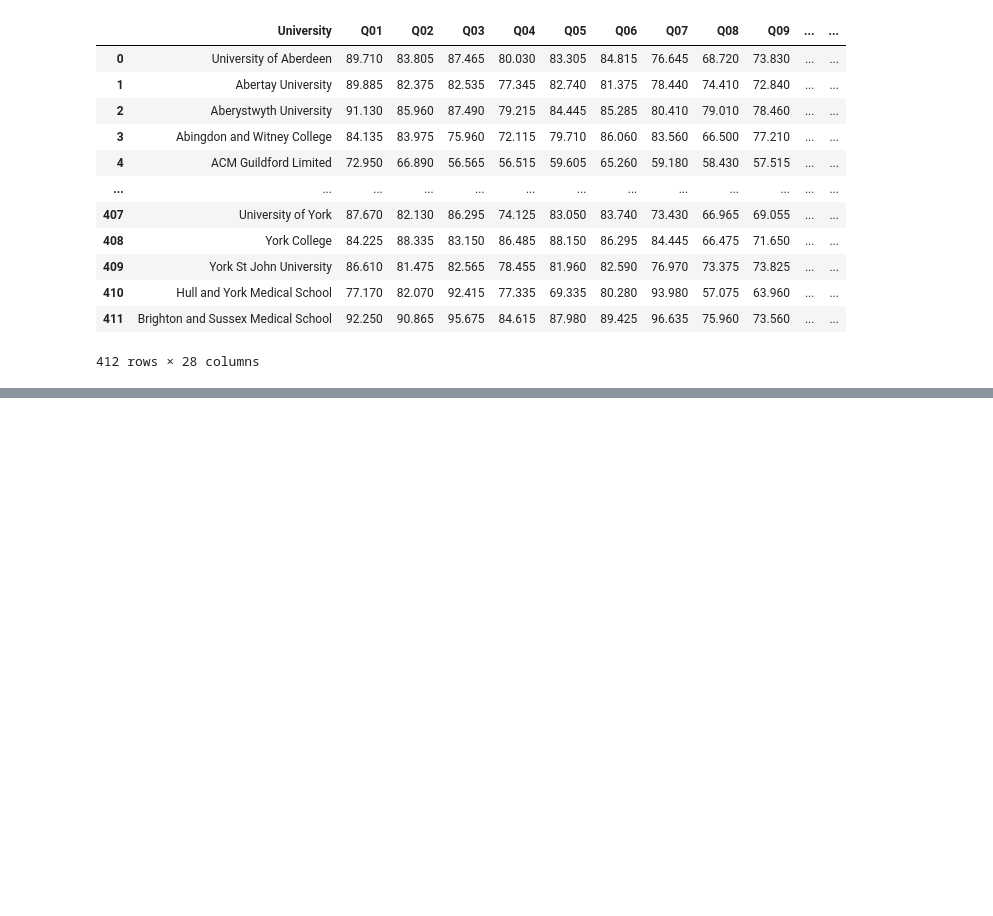
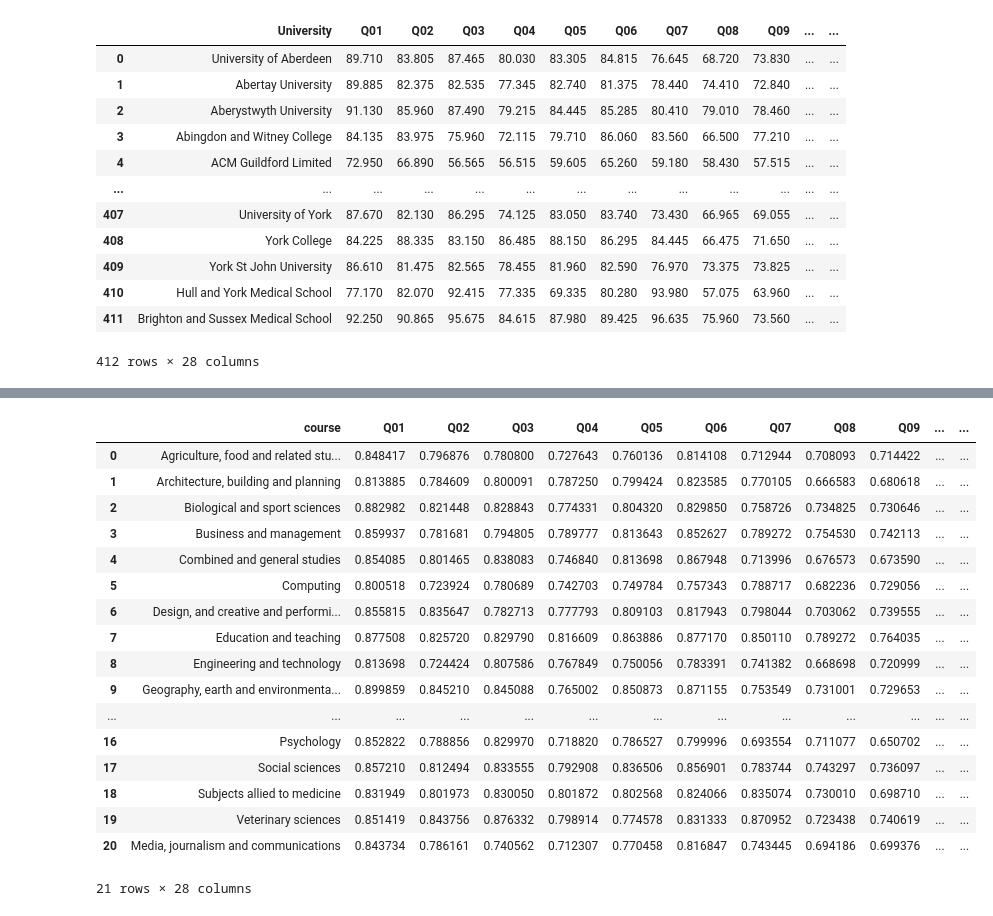
Before and after one commit to szelesaron/dissertation-code, a Jupyter notebook: cleaning.ipynb, the cells around one changed output, grey strips where cells are left out. Drawn from its saved outputs; the diff is of its cells as text; code cells hidden in the pictures; blank space fills up the shorter version.

```diff
--- a/cleaning.ipynb
+++ b/cleaning.ipynb
@@ -278,0 +268,21 @@ pd.read_pickle("data/unis_2122.pkl")
+# %%
+pd.read_pickle("data/course_2122.pkl")
+# %% [output]
+|  | course | Q01 | Q02 | Q03 | Q04 | Q05 | Q06 | Q07 | Q08 | Q09 | ... | ... |
+| 0 | Agriculture, food and related stu... | 0.848417 | 0.796876 | 0.780800 | 0.727643 | 0.760136 | 0.814108 | 0.712944 | 0.708093 | 0.714422 | ... | ... |
+| 1 | Architecture, building and planning | 0.813885 | 0.784609 | 0.800091 | 0.787250 | 0.799424 | 0.823585 | 0.770105 | 0.666583 | 0.680618 | ... | ... |
+| 2 | Biological and sport sciences | 0.882982 | 0.821448 | 0.828843 | 0.774331 | 0.804320 | 0.829850 | 0.758726 | 0.734825 | 0.730646 | ... | ... |
+| 3 | Business and management | 0.859937 | 0.781681 | 0.794805 | 0.789777 | 0.813643 | 0.852627 | 0.789272 | 0.754530 | 0.742113 | ... | ... |
+| 4 | Combined and general studies | 0.854085 | 0.801465 | 0.838083 | 0.746840 | 0.813698 | 0.867948 | 0.713996 | 0.676573 | 0.673590 | ... | ... |
+| 5 | Computing | 0.800518 | 0.723924 | 0.780689 | 0.742703 | 0.749784 | 0.757343 | 0.788717 | 0.682236 | 0.729056 | ... | ... |
+| 6 | Design, and creative and performi... | 0.855815 | 0.835647 | 0.782713 | 0.777793 | 0.809103 | 0.817943 | 0.798044 | 0.703062 | 0.739555 | ... | ... |
+| 7 | Education and teaching | 0.877508 | 0.825720 | 0.829790 | 0.816609 | 0.863886 | 0.877170 | 0.850110 | 0.789272 | 0.764035 | ... | ... |
+| 8 | Engineering and technology | 0.813698 | 0.724424 | 0.807586 | 0.767849 | 0.750056 | 0.783391 | 0.741382 | 0.668698 | 0.720999 | ... | ... |
+| 9 | Geography, earth and environmenta... | 0.899859 | 0.845210 | 0.845088 | 0.765002 | 0.850873 | 0.871155 | 0.753549 | 0.731001 | 0.729653 | ... | ... |
+| ... | ... | ... | ... | ... | ... | ... | ... | ... | ... | ... | ... | ... |
+| 16 | Psychology | 0.852822 | 0.788856 | 0.829970 | 0.718820 | 0.786527 | 0.799996 | 0.693554 | 0.711077 | 0.650702 | ... | ... |
+| 17 | Social sciences | 0.857210 | 0.812494 | 0.833555 | 0.792908 | 0.836506 | 0.856901 | 0.783744 | 0.743297 | 0.736097 | ... | ... |
+| 18 | Subjects allied to medicine | 0.831949 | 0.801973 | 0.830050 | 0.801872 | 0.802568 | 0.824066 | 0.835074 | 0.730010 | 0.698710 | ... | ... |
+| 19 | Veterinary sciences | 0.851419 | 0.843756 | 0.876332 | 0.798914 | 0.774578 | 0.831333 | 0.870952 | 0.723438 | 0.740619 | ... | ... |
+| 20 | Media, journalism and communications | 0.843734 | 0.786161 | 0.740562 | 0.712307 | 0.770458 | 0.816847 | 0.743445 | 0.694186 | 0.699376 | ... | ... |
+21 rows × 28 columns
```
Also changed, not shown: parts of 6 cells of this notebook, 2 other files.
